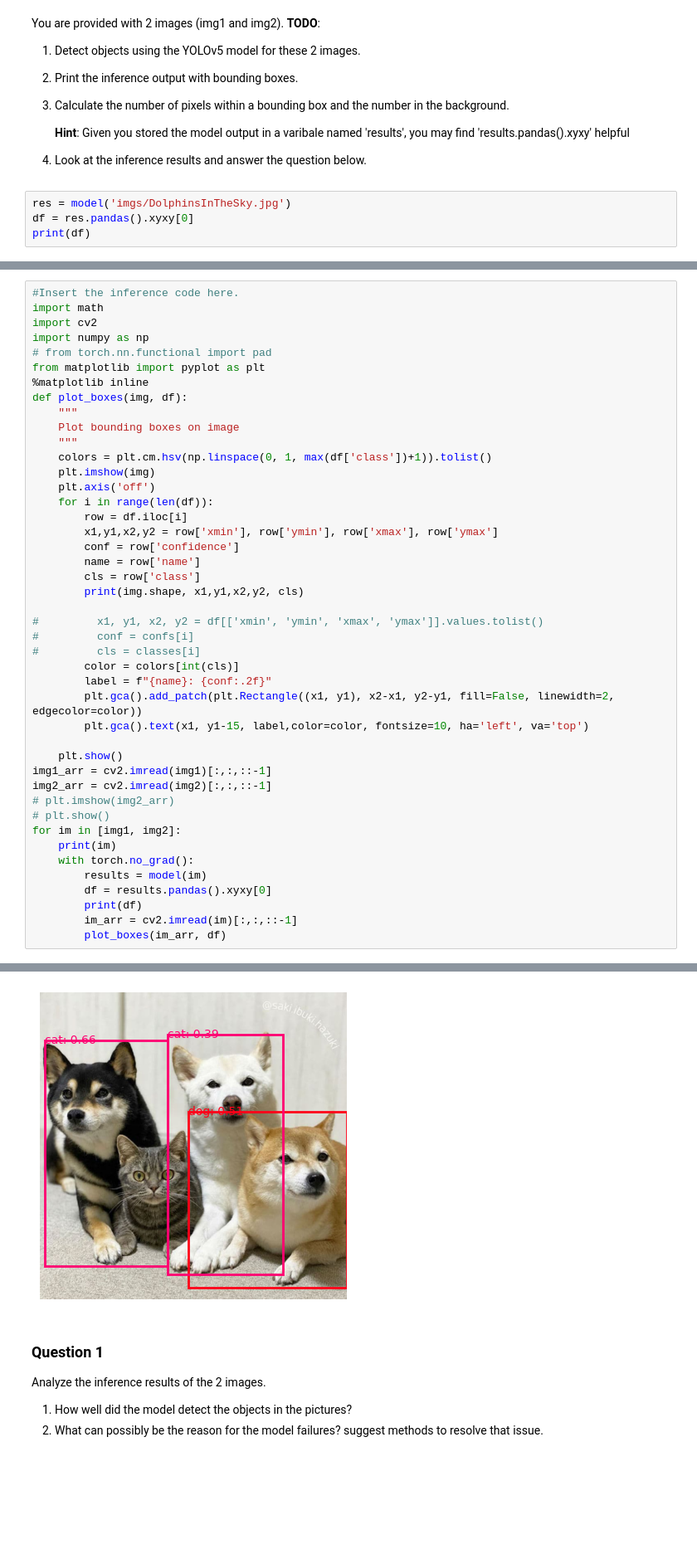
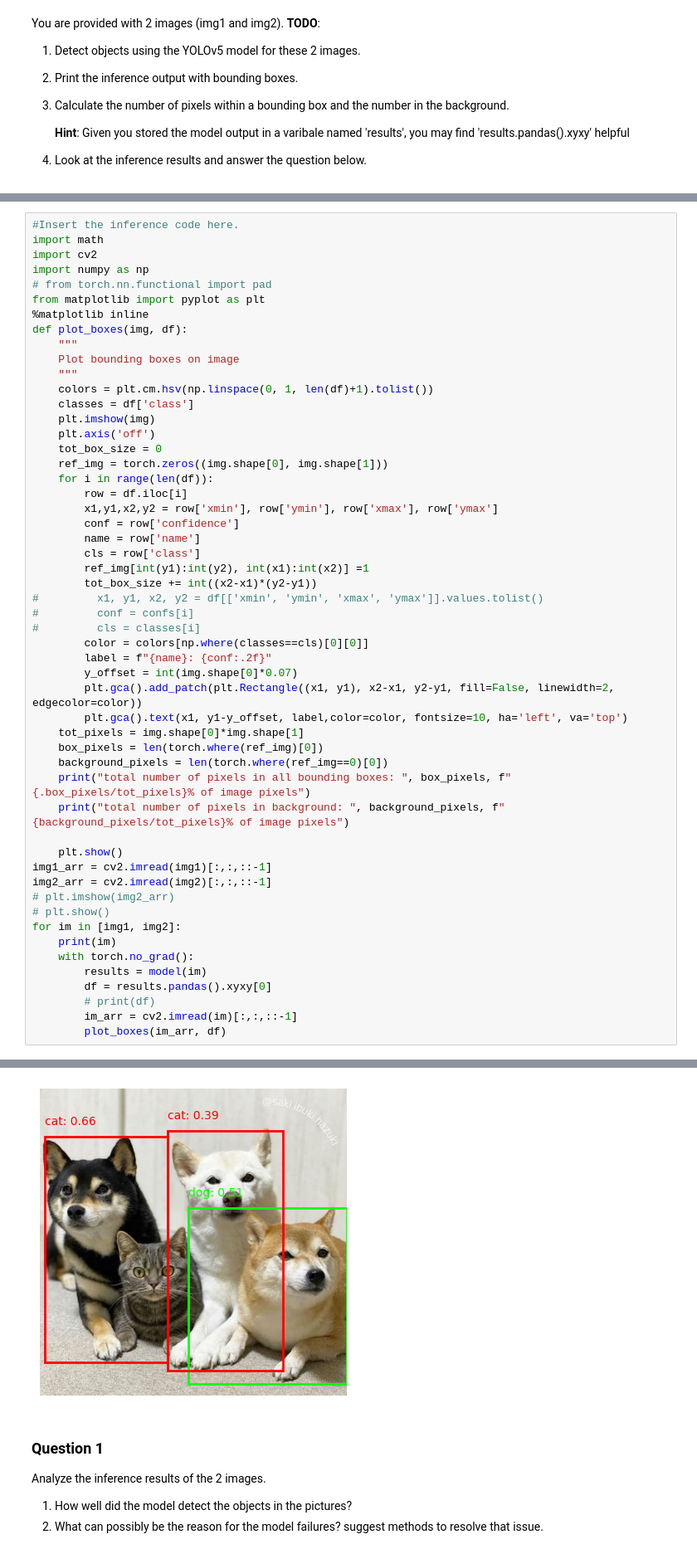
Before and after one commit to IlayMalinyak/cs236781-hw2, a Jupyter notebook: Part6_YOLO.ipynb, the cells around one changed output, grey strips where cells are left out. Shown at 83% size. Cells and saved outputs as stored; diff of their text form; blank space fills up the shorter version.

```diff
--- a/Part6_YOLO.ipynb
+++ b/Part6_YOLO.ipynb
@@ -47,7 +46,3 @@ You are provided with 2 images (img1 and img2).
 
    **Hint**: Given you stored the model output in a varibale named 'results', you may find 'results.pandas().xyxy' helpful
 4. Look at the inference results and answer the question below.
-# %%
-res = model('imgs/DolphinsInTheSky.jpg')
-df = res.pandas().xyxy[0]
-print(df)
@@ -68,24 +58,33 @@ def plot_boxes(img, df):
     """
     Plot bounding boxes on image
     """
-    colors = plt.cm.hsv(np.linspace(0, 1, max(df['class'])+1)).tolist()
+    colors = plt.cm.hsv(np.linspace(0, 1, len(df)+1).tolist())
+    classes = df['class']
     plt.imshow(img)
     plt.axis('off')
+    tot_box_size = 0
+    ref_img = torch.zeros((img.shape[0], img.shape[1]))
     for i in range(len(df)):
         row = df.iloc[i]
         x1,y1,x2,y2 = row['xmin'], row['ymin'], row['xmax'], row['ymax']
         conf = row['confidence']
         name = row['name']
         cls = row['class']
-        print(img.shape, x1,y1,x2,y2, cls)
-
+        ref_img[int(y1):int(y2), int(x1):int(x2)] =1
+        tot_box_size += int((x2-x1)*(y2-y1))
 #         x1, y1, x2, y2 = df[['xmin', 'ymin', 'xmax', 'ymax']].values.tolist()
 #         conf = confs[i]
 #         cls = classes[i]
-        color = colors[int(cls)]
+        color = colors[np.where(classes==cls)[0][0]]
         label = f"{name}: {conf:.2f}"
+        y_offset = int(img.shape[0]*0.07)
         plt.gca().add_patch(plt.Rectangle((x1, y1), x2-x1, y2-y1, fill=False, linewidth=2, edgecolor=color))
-        plt.gca().text(x1, y1-15, label,color=color, fontsize=10, ha='left', va='top')
+        plt.gca().text(x1, y1-y_offset, label,color=color, fontsize=10, ha='left', va='top')
+    tot_pixels = img.shape[0]*img.shape[1]
+    box_pixels = len(torch.where(ref_img)[0])
+    background_pixels = len(torch.where(ref_img==0)[0])
+    print("total number of pixels in all bounding boxes: ", box_pixels, f" {.box_pixels/tot_pixels}% of image pixels")
+    print("total number of pixels in background: ", background_pixels, f" {background_pixels/tot_pixels}% of image pixels")
 
     plt.show()
 img1_arr = cv2.imread(img1)[:,:,::-1]
@@ -97,7 +96,7 @@ for im in [img1, img2]:
     with torch.no_grad():
         results = model(im)
         df = results.pandas().xyxy[0]
-        print(df)
+        # print(df)
         im_arr = cv2.imread(im)[:,:,::-1]
         plot_boxes(im_arr, df)
 # %% [output]
@@ -121,4 +110,4 @@ imgs/cat-shiba-inu-2.jpg
-[figure, old version]
+[figure, new version]
 # %% [markdown]
 ### Question 1
 
```
Also changed, not shown: parts of 3 cells of this notebook.
